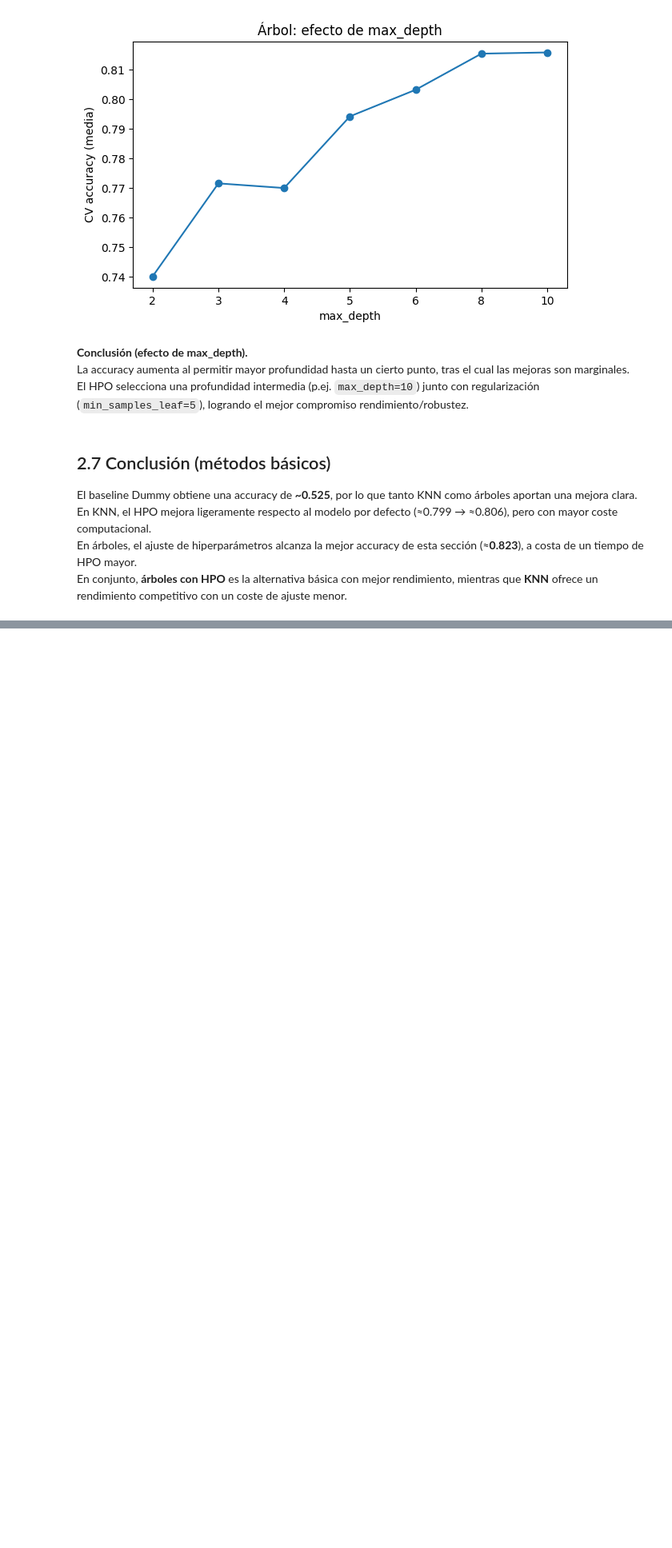
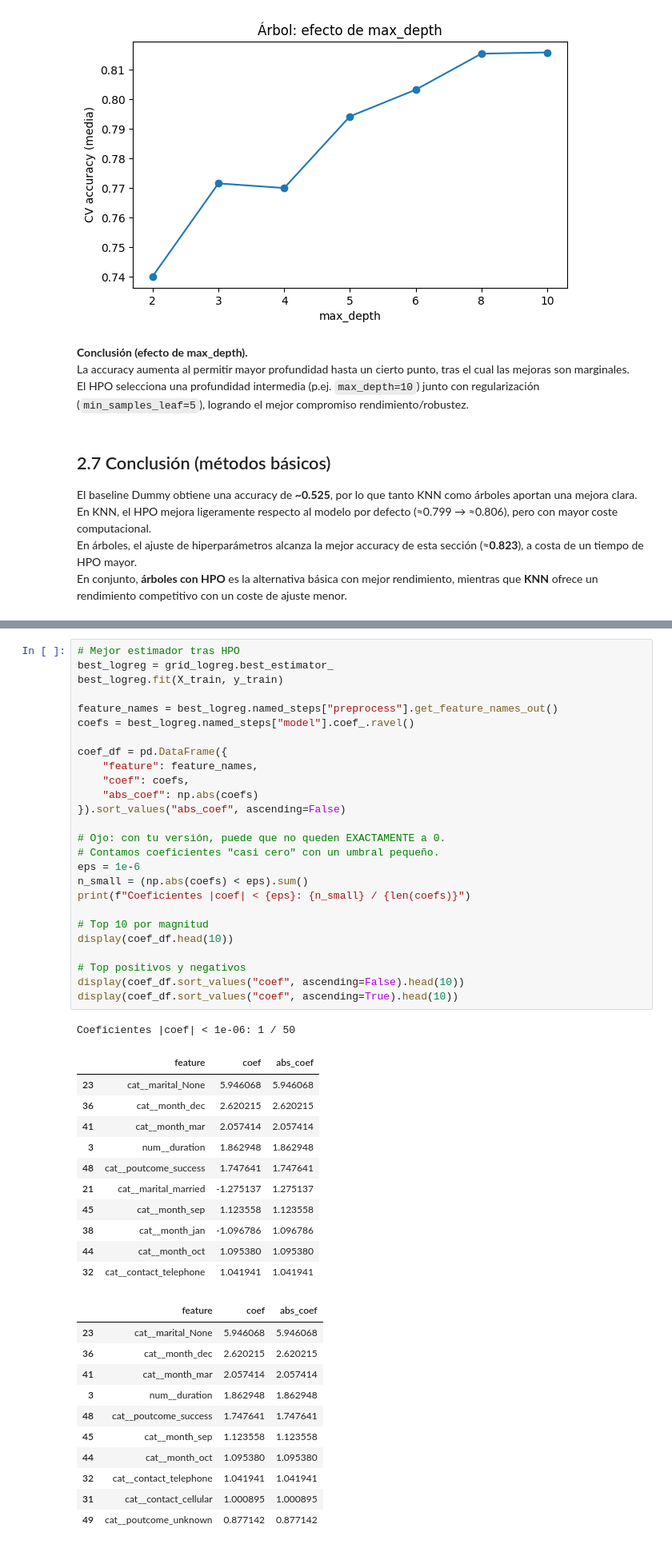
Before and after one commit to DiegoVa6/Grupo05_Practica1, a Jupyter notebook: exercise.ipynb, the cells around one changed output, grey strips where cells are left out. Shown at 80% size. Cells and saved outputs as stored; diff of their text form; blank space fills up the shorter version.

Commit message:
implementation of advance model = linear

```diff
--- a/exercise.ipynb
+++ b/exercise.ipynb
@@ -883,0 +995,50 @@ En conjunto, **árboles con HPO** es la alternativa básica con mejor rendimient
+# %%
+# Mejor estimador tras HPO
+best_logreg = grid_logreg.best_estimator_
+best_logreg.fit(X_train, y_train)
+
+feature_names = best_logreg.named_steps["preprocess"].get_feature_names_out()
+coefs = best_logreg.named_steps["model"].coef_.ravel()
+
+coef_df = pd.DataFrame({
+    "feature": feature_names,
+    "coef": coefs,
+    "abs_coef": np.abs(coefs)
+}).sort_values("abs_coef", ascending=False)
+
+# Ojo: con tu versión, puede que no queden EXACTAMENTE a 0.
+# Contamos coeficientes "casi cero" con un umbral pequeño.
+eps = 1e-6
+n_small = (np.abs(coefs) < eps).sum()
+print(f"Coeficientes |coef| < {eps}: {n_small} / {len(coefs)}")
+
+# Top 10 por magnitud
+display(coef_df.head(10))
+
+# Top positivos y negativos
+display(coef_df.sort_values("coef", ascending=False).head(10))
+display(coef_df.sort_values("coef", ascending=True).head(10))
+# %% [output]
+Coeficientes |coef| < 1e-06: 1 / 50
+|  | feature | coef | abs_coef |
+| 23 | cat__marital_None | 5.946068 | 5.946068 |
+| 36 | cat__month_dec | 2.620215 | 2.620215 |
+| 41 | cat__month_mar | 2.057414 | 2.057414 |
+| 3 | num__duration | 1.862948 | 1.862948 |
+| 48 | cat__poutcome_success | 1.747641 | 1.747641 |
+| 21 | cat__marital_married | -1.275137 | 1.275137 |
+| 45 | cat__month_sep | 1.123558 | 1.123558 |
+| 38 | cat__month_jan | -1.096786 | 1.096786 |
+| 44 | cat__month_oct | 1.095380 | 1.095380 |
+| 32 | cat__contact_telephone | 1.041941 | 1.041941 |
+|  | feature | coef | abs_coef |
+| 23 | cat__marital_None | 5.946068 | 5.946068 |
+| 36 | cat__month_dec | 2.620215 | 2.620215 |
+| 41 | cat__month_mar | 2.057414 | 2.057414 |
+| 3 | num__duration | 1.862948 | 1.862948 |
+| 48 | cat__poutcome_success | 1.747641 | 1.747641 |
+| 45 | cat__month_sep | 1.123558 | 1.123558 |
+| 44 | cat__month_oct | 1.095380 | 1.095380 |
+| 32 | cat__contact_telephone | 1.041941 | 1.041941 |
+| 31 | cat__contact_cellular | 1.000895 | 1.000895 |
+| 49 | cat__poutcome_unknown | 0.877142 | 0.877142 |
```
Also changed, not shown: parts of 9 cells of this notebook.
